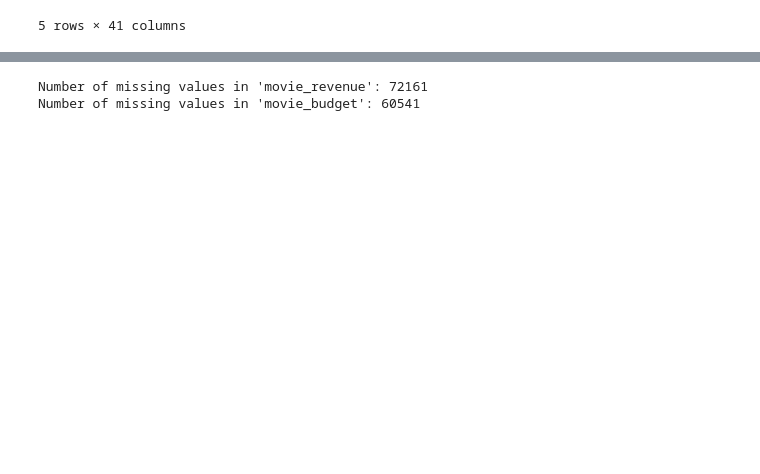
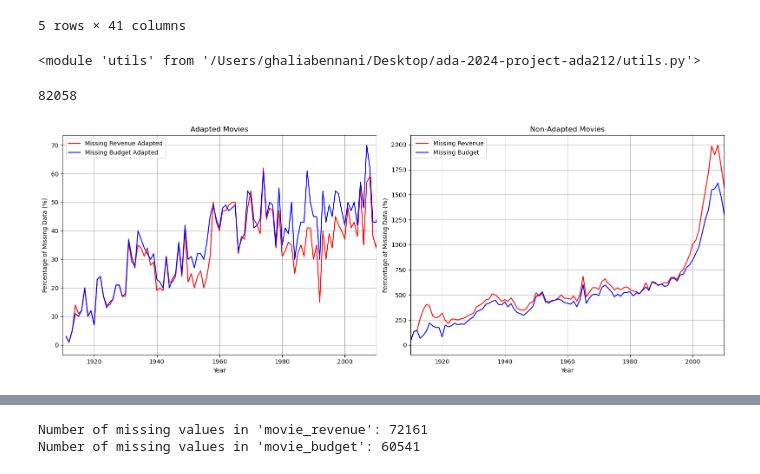
Before and after one commit to epfl-ada/ada-2024-project-ada212, a Jupyter notebook: data_extraction.ipynb, the cells around one changed output, grey strips where cells are left out. Saved outputs shown, nothing was run; the diff lists cells and outputs as text; code cells hidden in the pictures; blank space fills up the shorter version.

Commit message:
cleaning data

```diff
--- a/data_extraction.ipynb
+++ b/data_extraction.ipynb
@@ -617,6 +617,50 @@ book_adaptation_df.head()
 5 rows × 41 columns
 # %%
 book_adaptation_df.to_csv("book_adaptation.csv", index=False)
+# %%
+import utils
+from utils import *
+import importlib
+importlib.reload(utils)
+# %% [output]
+<module 'utils' from '/Users/ghaliabennani/Desktop/ada-2024-project-ada212/utils.py'>
+# %%
+test1= (book_adaptation_df['movie_budget'].isnull()).count()
+test1
+# %% [output]
+82058
+# %%
+missing_revenue_by_year_adapt = proportion_missing_values(book_adaptation_df, 'movie_revenue', 'movie_release', True)
+missing_revenue_by_year_non_adapt = proportion_missing_values(book_adaptation_df, 'movie_revenue', 'movie_release', False)
+missing_budget_by_year_adapt = proportion_missing_values(book_adaptation_df, 'movie_budget', 'movie_release', True)
+missing_budget_by_year_non_adapt = proportion_missing_values(book_adaptation_df, 'movie_budget', 'movie_release', False)
+# %%
+import matplotlib.pyplot as plt
+fig, (ax1, ax2) = plt.subplots(1, 2, figsize=(16, 6))
+
+ax1.plot(missing_revenue_by_year_adapt.index, missing_revenue_by_year_adapt, label='Missing Revenue Adapted', color='red')
+ax1.plot(missing_budget_by_year_adapt.index, missing_budget_by_year_adapt, label='Missing Budget Adapted', color='blue')
+ax1.set_title('Adapted Movies')
+ax1.set_xlabel('Year')
+ax1.set_ylabel('Percentage of Missing Data (%)')
+ax1.set_xlim([1910, 2010])
+ax1.grid(True)
+ax1.legend()
+
+ax2.plot(missing_revenue_by_year_non_adapt.index, missing_revenue_by_year_non_adapt, label='Missing Revenue', color='red')
+ax2.plot(missing_budget_by_year_non_adapt.index, missing_budget_by_year_non_adapt, label='Missing Budget', color='blue')
+ax2.set_title('Non-Adapted Movies')
+ax2.set_xlabel('Year')
+ax2.set_ylabel('Percentage of Missing Data (%)')
+ax2.set_xlim([1910, 2010])
+ax2.grid(True)
+ax2.legend()
+
+plt.tight_layout()
+
+plt.show()
+# %% [output]
+[figure, added]
 # %%
 (book_df
  .merge(goodreads_df, on=['join_title', 'join_author'], how='inner')
```
Also changed, not shown: parts of 13 cells of this notebook, 2 other files.
